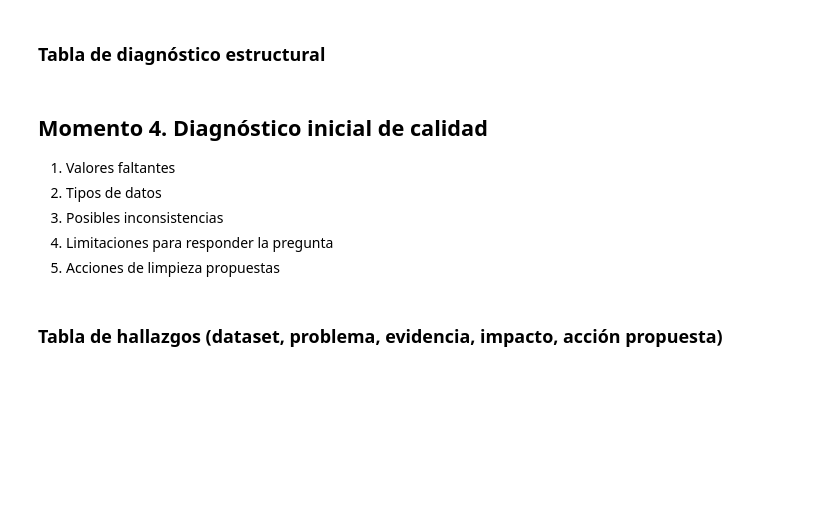
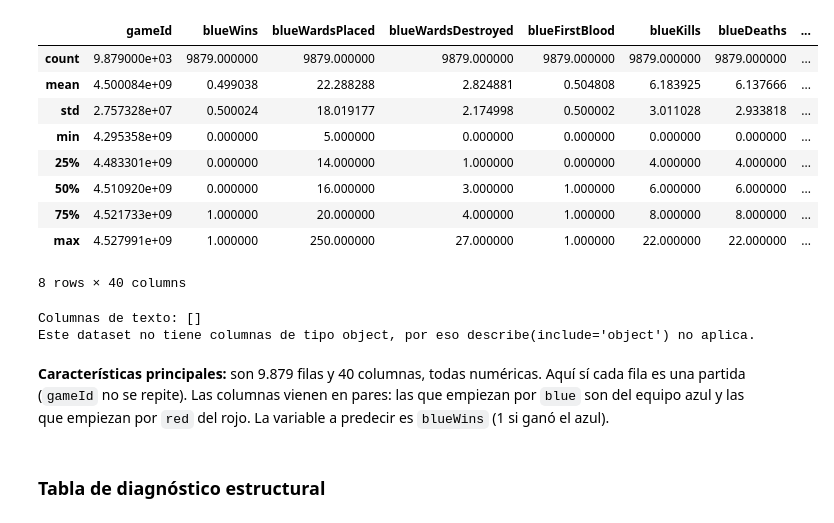
Before and after one commit to juancamilomontes/proyecto-lol-ciencia-datos, a Jupyter notebook: notebooks/diagnostico_calidad.ipynb, the cells around one changed output. Cells and saved outputs as stored; diff of their text form; code cells hidden in the pictures; blank space fills up the shorter version.

```diff
--- a/notebooks/diagnostico_calidad.ipynb
+++ b/notebooks/diagnostico_calidad.ipynb
@@ -16,12 +259,30 @@
+# %%
+partidas_ranked.describe()
+# %% [output]
+|  | gameId | blueWins | blueWardsPlaced | blueWardsDestroyed | blueFirstBlood | blueKills | blueDeaths | ... |
+| count | 9.879000e+03 | 9879.000000 | 9879.000000 | 9879.000000 | 9879.000000 | 9879.000000 | 9879.000000 | ... |
+| mean | 4.500084e+09 | 0.499038 | 22.288288 | 2.824881 | 0.504808 | 6.183925 | 6.137666 | ... |
+| std | 2.757328e+07 | 0.500024 | 18.019177 | 2.174998 | 0.500002 | 3.011028 | 2.933818 | ... |
+| min | 4.295358e+09 | 0.000000 | 5.000000 | 0.000000 | 0.000000 | 0.000000 | 0.000000 | ... |
+| 25% | 4.483301e+09 | 0.000000 | 14.000000 | 1.000000 | 0.000000 | 4.000000 | 4.000000 | ... |
+| 50% | 4.510920e+09 | 0.000000 | 16.000000 | 3.000000 | 1.000000 | 6.000000 | 6.000000 | ... |
+| 75% | 4.521733e+09 | 1.000000 | 20.000000 | 4.000000 | 1.000000 | 8.000000 | 8.000000 | ... |
+| max | 4.527991e+09 | 1.000000 | 250.000000 | 27.000000 | 1.000000 | 22.000000 | 22.000000 | ... |
+8 rows × 40 columns
+# %%
+# describe(include="object") falla si el DataFrame no tiene columnas de texto,
+# así que primero reviso si hay alguna.
+texto = partidas_ranked.select_dtypes(include="object").columns
+print("Columnas de texto:", list(texto))
+
+if len(texto) > 0:
+    display(partidas_ranked.describe(include="object"))
+else:
+    print("Este dataset no tiene columnas de tipo object, por eso describe(include='object') no aplica.")
+# %% [output]
+Columnas de texto: []
+Este dataset no tiene columnas de tipo object, por eso describe(include='object') no aplica.
+# %% [markdown]
+**Características principales:** son 9.879 filas y 40 columnas, todas numéricas. Aquí sí cada fila es una partida (`gameId` no se repite). Las columnas vienen en pares: las que empiezan por `blue` son del equipo azul y las que empiezan por `red` del rojo. La variable a predecir es `blueWins` (1 si ganó el azul).
 # %% [markdown]
 ### Tabla de diagnóstico estructural
-# %% [markdown]
-## Momento 4. Diagnóstico inicial de calidad
-
-1. Valores faltantes
-2. Tipos de datos
-3. Posibles inconsistencias
-4. Limitaciones para responder la pregunta
-5. Acciones de limpieza propuestas
-# %% [markdown]
-### Tabla de hallazgos (dataset, problema, evidencia, impacto, acción propuesta)
```
Also changed, not shown: parts of 52 cells of this notebook.
